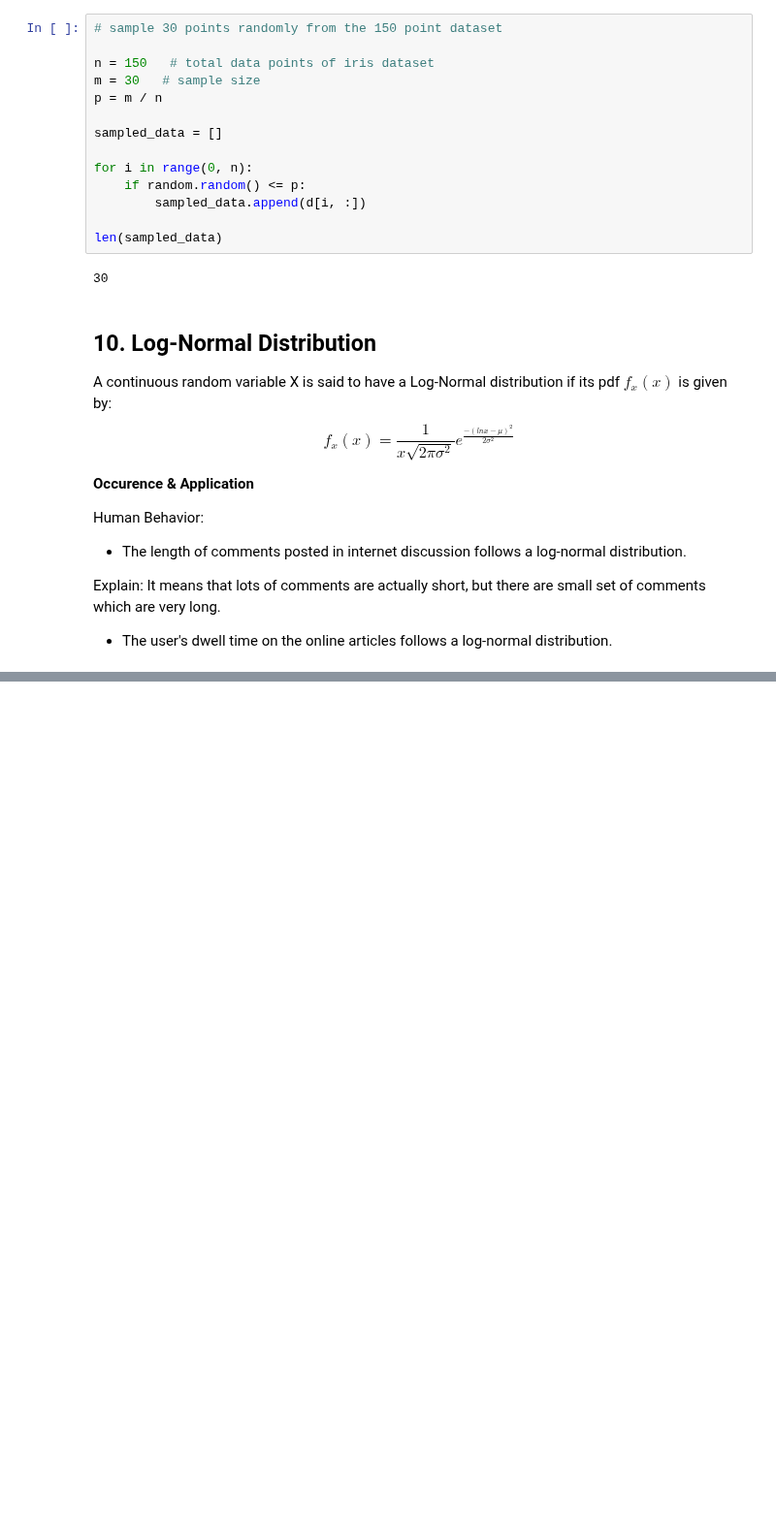
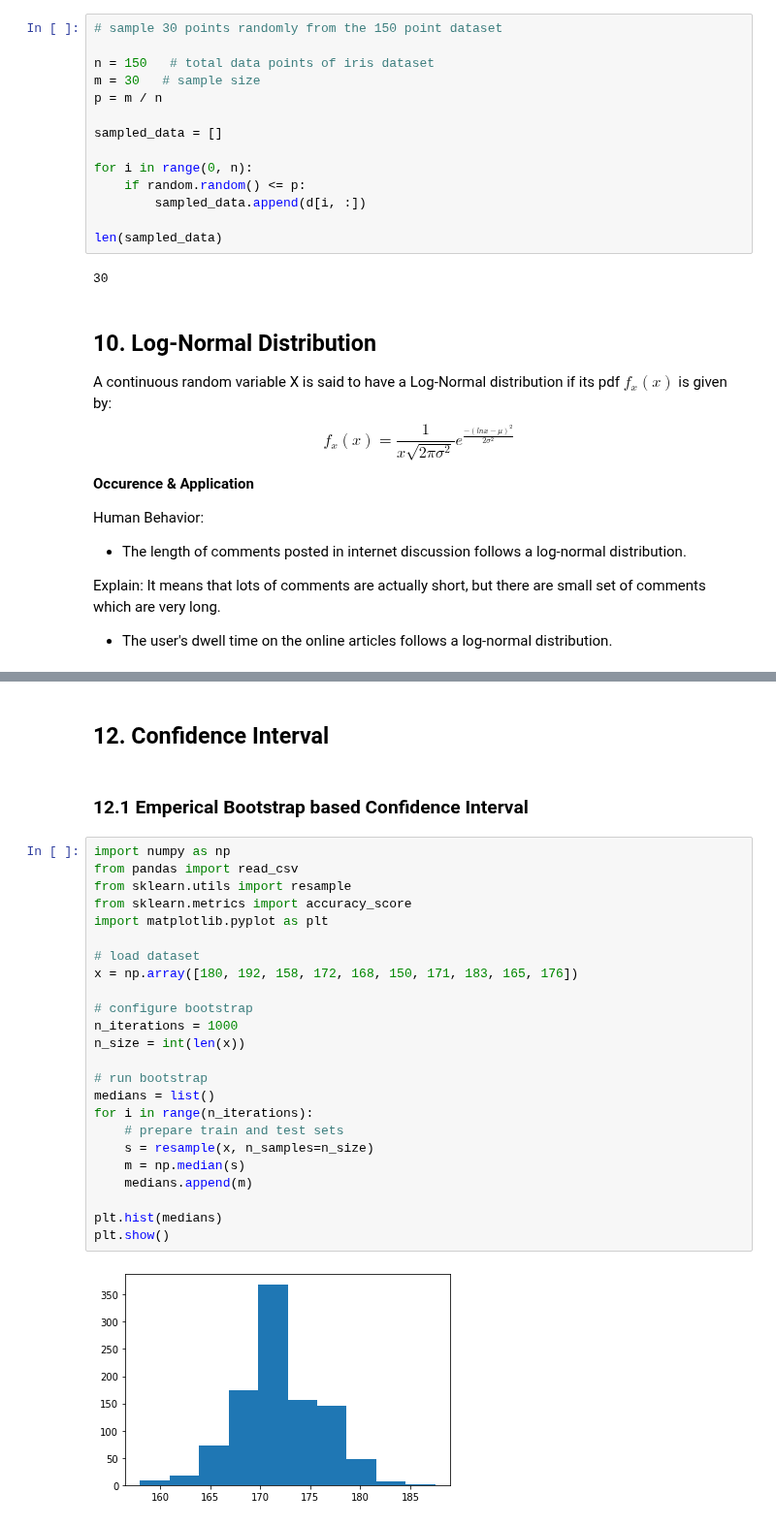
Before and after one commit to ashishsth7586/arduino, a Jupyter notebook: Module 2: Data Science Exploratory Data Analysis and Visualization/02_Probability_Statistics/Overview of Probability and Statistics.ipynb, the cells around one changed output, grey strips where cells are left out. Shown at 97% size. Cells and saved outputs as stored; diff of their text form; blank space fills up the shorter version.

Commit message:
P&S: 12, 12.1 Confidence Interval with bootstraping

```diff
--- a/Module 2: Data Science Exploratory Data Analysis and Visualization/02_Probability_Statistics/Overview of Probability and Statistics.ipynb
+++ b/Module 2: Data Science Exploratory Data Analysis and Visualization/02_Probability_Statistics/Overview of Probability and Statistics.ipynb
@@ -345,3 +345,33 @@ __Applications:__
 * Sizes of human settlements
 * File size distribution of INternet traffice which uses the TCP protocol.
 * The values of oil reserves in oil fields. ( a few large field, many small fields)
+# %% [markdown]
+## 12. Confidence Interval
+# %% [markdown]
+### 12.1 Emperical Bootstrap based Confidence Interval
+# %%
+import numpy as np
+from pandas import read_csv
+from sklearn.utils import resample
+from sklearn.metrics import accuracy_score
+import matplotlib.pyplot as plt
+
+# load dataset
+x = np.array([180, 192, 158, 172, 168, 150, 171, 183, 165, 176])
+
+# configure bootstrap
+n_iterations = 1000
+n_size = int(len(x))
+
+# run bootstrap
+medians = list()
+for i in range(n_iterations):
+    # prepare train and test sets
+    s = resample(x, n_samples=n_size)
+    m = np.median(s)
+    medians.append(m)
+
+plt.hist(medians)
+plt.show()
+# %% [output]
+[figure, added]
```
Also changed, not shown: parts of 2 cells of this notebook.
